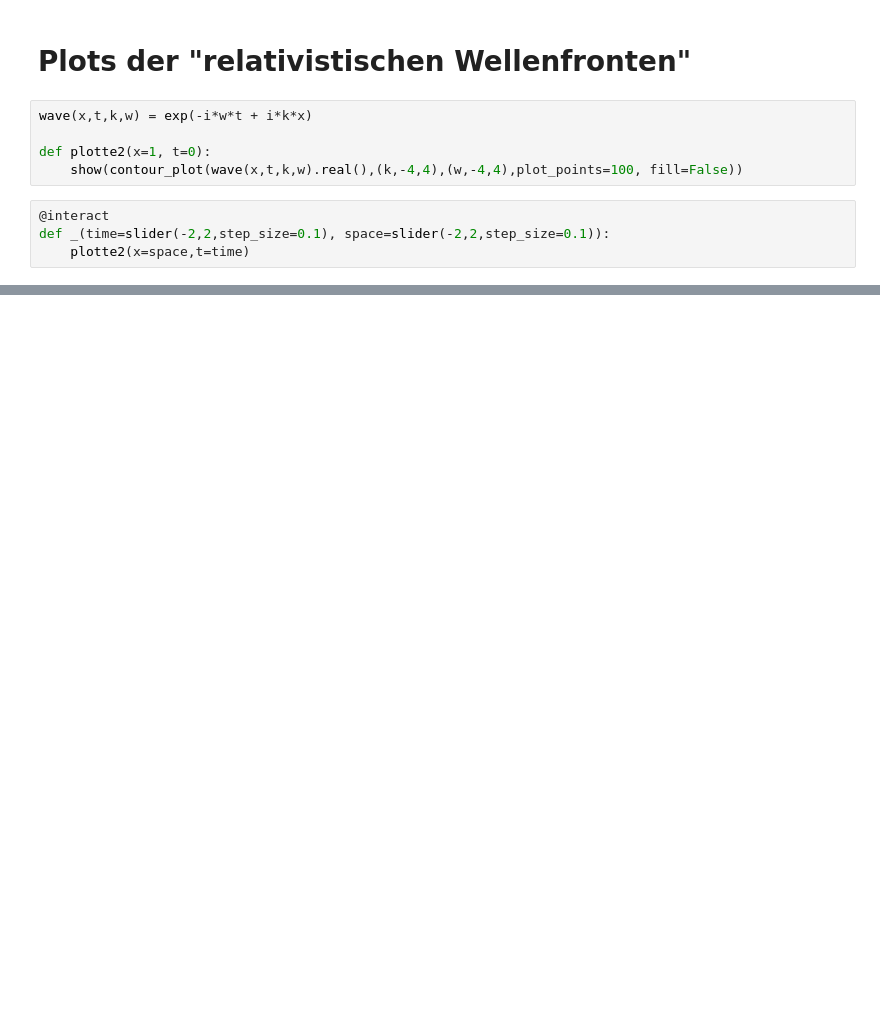
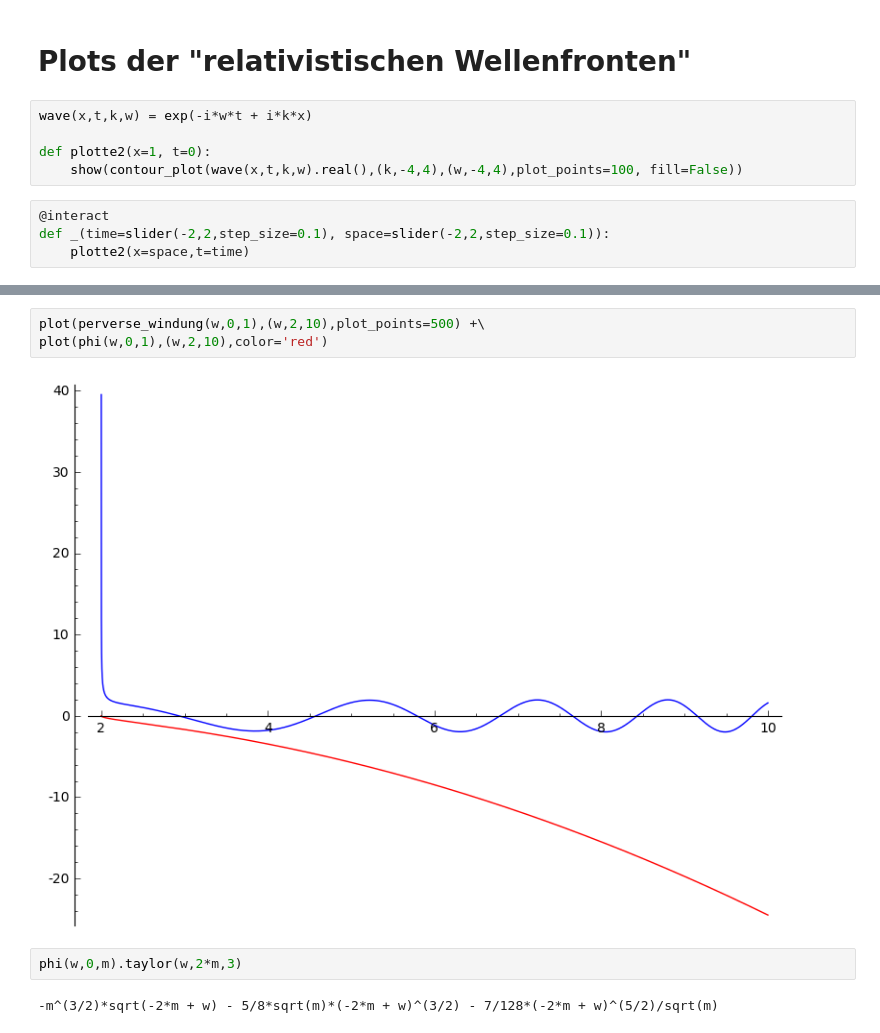
Before and after one commit to jlbosse/Bachelorarbeit, a Jupyter notebook: Animationen.ipynb, the cells around one changed output, grey strips where cells are left out. Cells and saved outputs as stored; diff of their text form; blank space fills up the shorter version.

```diff
--- a/Animationen.ipynb
+++ b/Animationen.ipynb
@@ -173,0 +259,9 @@ def _(time=slider(-2,2,step_size=0.1), space=slider(-2,2,step_size=0.1)):
+# %%
+plot(perverse_windung(w,0,1),(w,2,10),plot_points=500) +\
+plot(phi(w,0,1),(w,2,10),color='red')
+# %% [output]
+[figure, added]
+# %%
+phi(w,0,m).taylor(w,2*m,3)
+# %% [output]
+-m^(3/2)*sqrt(-2*m + w) - 5/8*sqrt(m)*(-2*m + w)^(3/2) - 7/128*(-2*m + w)^(5/2)/sqrt(m)
```
Also changed, not shown: parts of 17 cells of this notebook, 10 other files.
